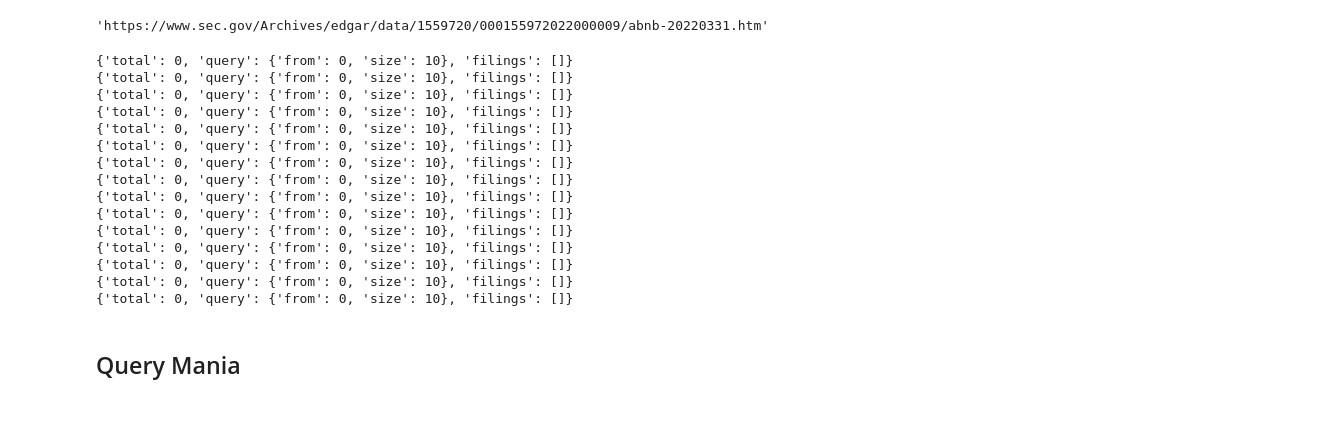
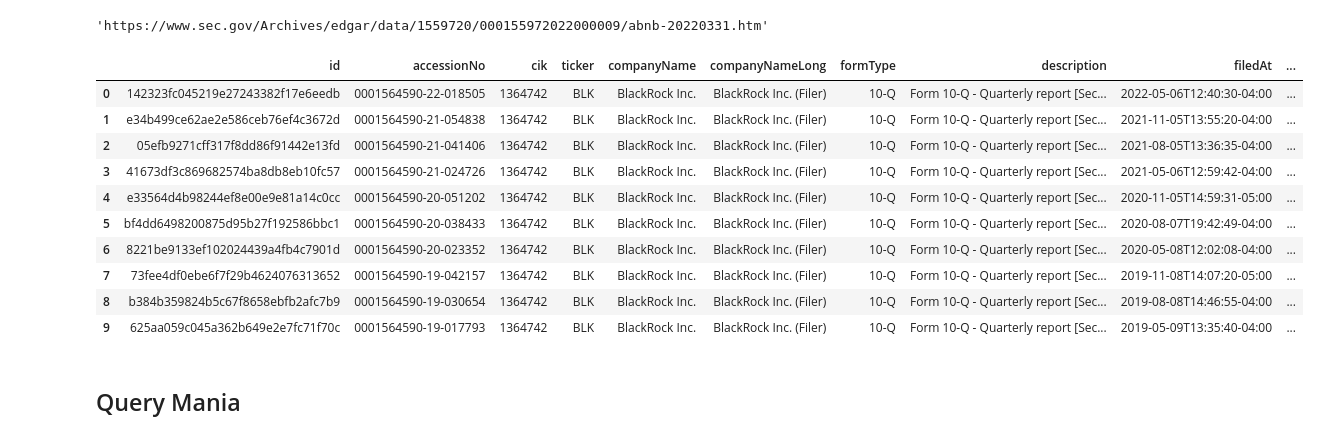
Before and after one commit to JoeHGeoghegan/P2G2-ProjectGit, a Jupyter notebook: Notebooks/JoeSEC_plusLauren.ipynb, the cells around one changed output. Drawn from its saved outputs; the diff is of its cells as text; code cells hidden in the pictures; blank space fills up the shorter version.

Commit message:
Adding sec_sections dataframe for SEC_API query

```diff
--- a/Notebooks/JoeSEC_plusLauren.ipynb
+++ b/Notebooks/JoeSEC_plusLauren.ipynb
@@ -320,36 +320,35 @@ df_abnb_trim.at[0, 'linkToFilingDetails']
 # %%
 # Failed attempt to loop through the queries
 
 from sec_api import QueryApi
 queryApi = QueryApi(api_key="43d18e4ffedde4ca940e46ce210780daa0b7de17674abb369b5a8ef9fb3b69a1")
-ticker_list = ['ABNB', 'BLK', 'DVN', 'FANG', 'FB', 'JPM', 'MCHP', 'MELI', 'MRO', 'MTRX', 'NFLX', 'PYPL', 'REGI', 'SPWR', 'UBER']
+ticker_list = pd.read_csv("./Data/Cleaned_Data/Ticker_library.csv")["Ticker"].to_list()
+file_df = {}
 for ticker in ticker_list:
     query = {
         "query": { "query_string": {
-            "query": "ticker:{ticker} AND filedAt:{2012-06-01 TO 2022-06-01} AND formType:\"10-Q\""
+            "query": f"ticker:{ticker} AND filedAt:"+"{2012-06-01 TO 2022-06-01} AND formType:\"10-Q\""
         } },
         "from": "0",
         "size": "10",
         "sort": [{ "filedAt": { "order": "desc" } }]
     }
     filings = queryApi.get_filings(query)
-    print(filings)
+    file_df[ticker] = pd.json_normalize(filings, record_path =['filings'])
+
+file_df["BLK"]
 # %% [output]
-{'total': 0, 'query': {'from': 0, 'size': 10}, 'filings': []}
-{'total': 0, 'query': {'from': 0, 'size': 10}, 'filings': []}
-{'total': 0, 'query': {'from': 0, 'size': 10}, 'filings': []}
-{'total': 0, 'query': {'from': 0, 'size': 10}, 'filings': []}
-{'total': 0, 'query': {'from': 0, 'size': 10}, 'filings': []}
-{'total': 0, 'query': {'from': 0, 'size': 10}, 'filings': []}
-{'total': 0, 'query': {'from': 0, 'size': 10}, 'filings': []}
-{'total': 0, 'query': {'from': 0, 'size': 10}, 'filings': []}
-{'total': 0, 'query': {'from': 0, 'size': 10}, 'filings': []}
-{'total': 0, 'query': {'from': 0, 'size': 10}, 'filings': []}
-{'total': 0, 'query': {'from': 0, 'size': 10}, 'filings': []}
-{'total': 0, 'query': {'from': 0, 'size': 10}, 'filings': []}
-{'total': 0, 'query': {'from': 0, 'size': 10}, 'filings': []}
-{'total': 0, 'query': {'from': 0, 'size': 10}, 'filings': []}
-{'total': 0, 'query': {'from': 0, 'size': 10}, 'filings': []}
+|  | id | accessionNo | cik | ticker | companyName | companyNameLong | formType | description | filedAt | ... |
+| 0 | 142323fc045219e27243382f17e6eedb | 0001564590-22-018505 | 1364742 | BLK | BlackRock Inc. | BlackRock Inc. (Filer) | 10-Q | Form 10-Q - Quarterly report [Sec... | 2022-05-06T12:40:30-04:00 | ... |
+| 1 | e34b499ce62ae2e586ceb76ef4c3672d | 0001564590-21-054838 | 1364742 | BLK | BlackRock Inc. | BlackRock Inc. (Filer) | 10-Q | Form 10-Q - Quarterly report [Sec... | 2021-11-05T13:55:20-04:00 | ... |
+| 2 | 05efb9271cff317f8dd86f91442e13fd | 0001564590-21-041406 | 1364742 | BLK | BlackRock Inc. | BlackRock Inc. (Filer) | 10-Q | Form 10-Q - Quarterly report [Sec... | 2021-08-05T13:36:35-04:00 | ... |
+| 3 | 41673df3c869682574ba8db8eb10fc57 | 0001564590-21-024726 | 1364742 | BLK | BlackRock Inc. | BlackRock Inc. (Filer) | 10-Q | Form 10-Q - Quarterly report [Sec... | 2021-05-06T12:59:42-04:00 | ... |
+| 4 | e33564d4b98244ef8e00e9e81a14c0cc | 0001564590-20-051202 | 1364742 | BLK | BlackRock Inc. | BlackRock Inc. (Filer) | 10-Q | Form 10-Q - Quarterly report [Sec... | 2020-11-05T14:59:31-05:00 | ... |
+| 5 | bf4dd6498200875d95b27f192586bbc1 | 0001564590-20-038433 | 1364742 | BLK | BlackRock Inc. | BlackRock Inc. (Filer) | 10-Q | Form 10-Q - Quarterly report [Sec... | 2020-08-07T19:42:49-04:00 | ... |
+| 6 | 8221be9133ef102024439a4fb4c7901d | 0001564590-20-023352 | 1364742 | BLK | BlackRock Inc. | BlackRock Inc. (Filer) | 10-Q | Form 10-Q - Quarterly report [Sec... | 2020-05-08T12:02:08-04:00 | ... |
+| 7 | 73fee4df0ebe6f7f29b4624076313652 | 0001564590-19-042157 | 1364742 | BLK | BlackRock Inc. | BlackRock Inc. (Filer) | 10-Q | Form 10-Q - Quarterly report [Sec... | 2019-11-08T14:07:20-05:00 | ... |
+| 8 | b384b359824b5c67f8658ebfb2afc7b9 | 0001564590-19-030654 | 1364742 | BLK | BlackRock Inc. | BlackRock Inc. (Filer) | 10-Q | Form 10-Q - Quarterly report [Sec... | 2019-08-08T14:46:55-04:00 | ... |
+| 9 | 625aa059c045a362b649e2e7fc71f70c | 0001564590-19-017793 | 1364742 | BLK | BlackRock Inc. | BlackRock Inc. (Filer) | 10-Q | Form 10-Q - Quarterly report [Sec... | 2019-05-09T13:35:40-04:00 | ... |
 # %% [markdown]
 ## Query Mania
 # %%
```
Also changed, not shown: parts of 2 cells of this notebook, 1 other file.
